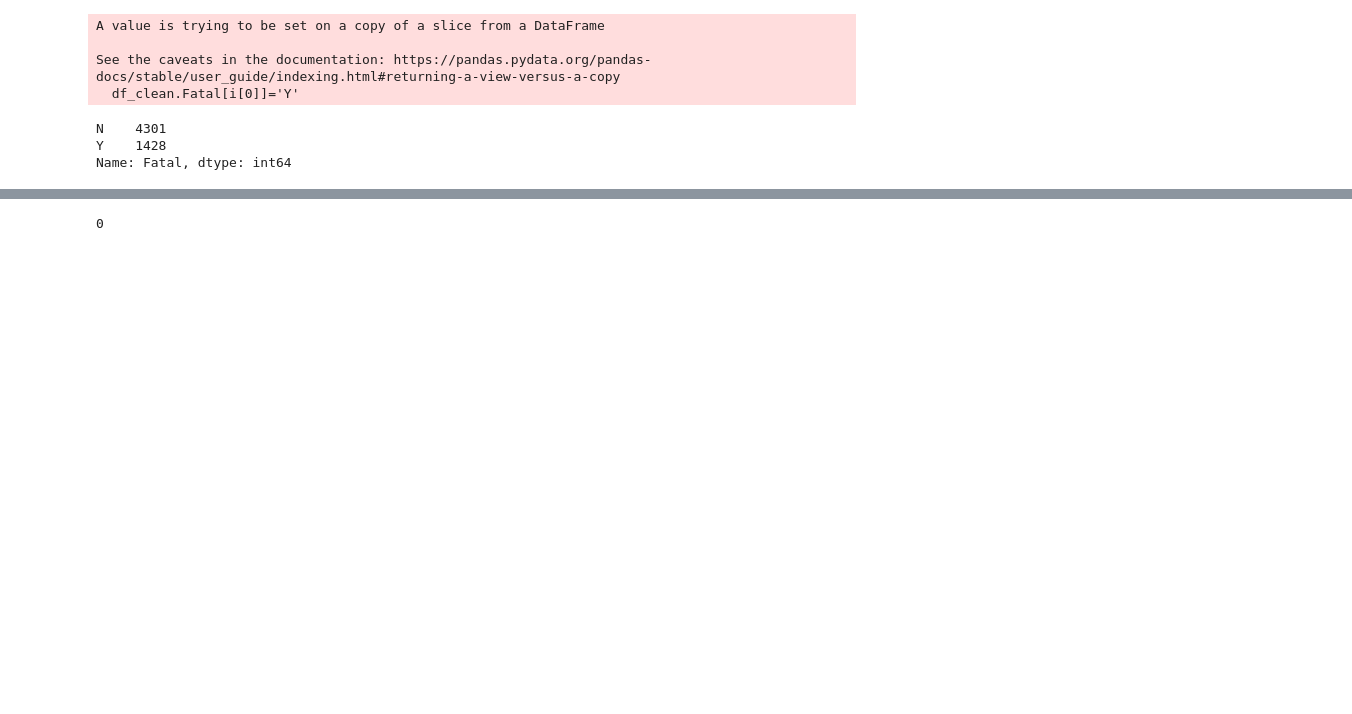
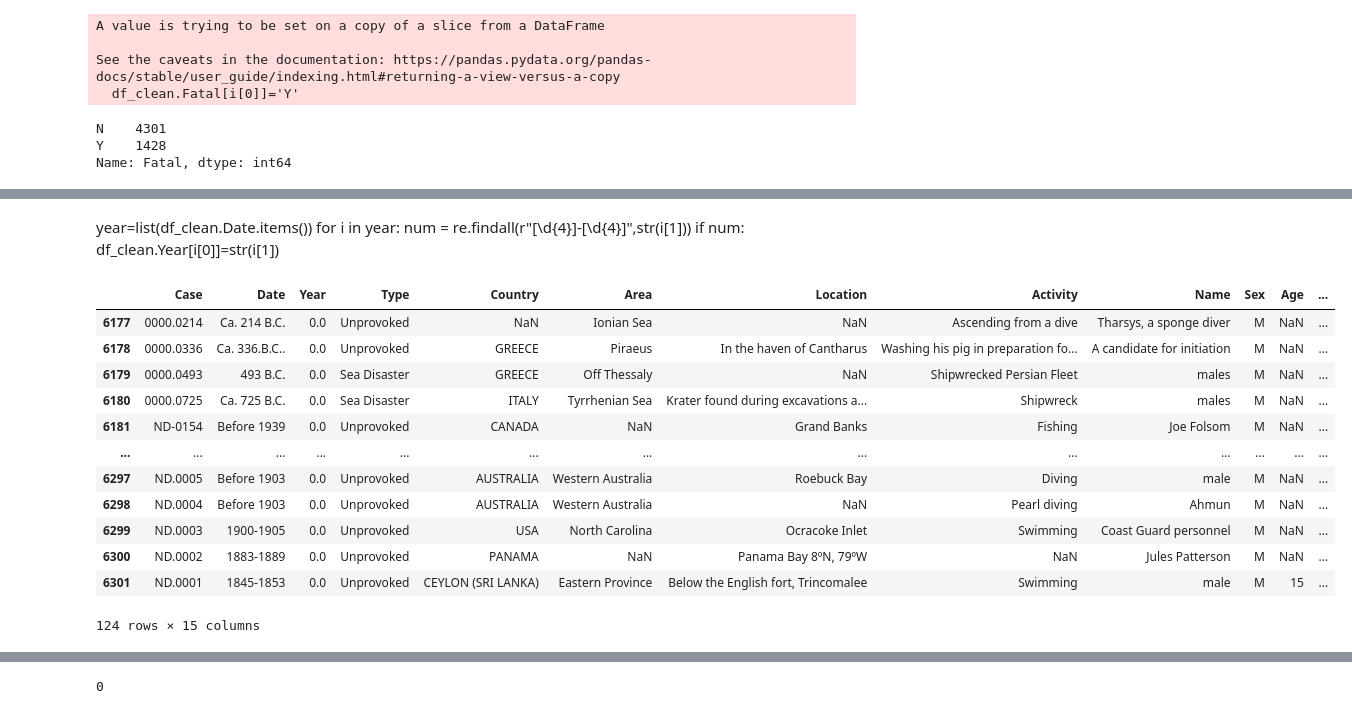
Before and after one commit to silviaherf/data-cleaning-pandas, a Jupyter notebook: Sharks_analysis.ipynb, the cells around one changed output, grey strips where cells are left out. Saved outputs shown, nothing was run; the diff lists cells and outputs as text; code cells hidden in the pictures; blank space fills up the shorter version.

```diff
--- a/Sharks_analysis.ipynb
+++ b/Sharks_analysis.ipynb
@@ -326,0 +357,22 @@ Name: Fatal, dtype: int64
+# %% [markdown]
+year=list(df_clean.Date.items())
+for i in year:
+    num = re.findall(r"[\d{4}]-[\d{4}]",str(i[1]))
+    if num:
+        df_clean.Year[i[0]]=str(i[1])
+# %%
+df_clean[df_clean['Year']==0]
+# %% [output]
+|  | Case | Date | Year | Type | Country | Area | Location | Activity | Name | Sex | Age | ... |
+| 6177 | 0000.0214 | Ca. 214 B.C. | 0.0 | Unprovoked | NaN | Ionian Sea | NaN | Ascending from a dive | Tharsys, a sponge diver | M | NaN | ... |
+| 6178 | 0000.0336 | Ca. 336.B.C.. | 0.0 | Unprovoked | GREECE | Piraeus | In the haven of Cantharus | Washing his pig in preparation fo... | A candidate for initiation | M | NaN | ... |
+| 6179 | 0000.0493 | 493 B.C. | 0.0 | Sea Disaster | GREECE | Off Thessaly | NaN | Shipwrecked Persian Fleet | males | M | NaN | ... |
+| 6180 | 0000.0725 | Ca. 725 B.C. | 0.0 | Sea Disaster | ITALY | Tyrrhenian Sea | Krater found during excavations a... | Shipwreck | males | M | NaN | ... |
+| 6181 | ND-0154 | Before 1939 | 0.0 | Unprovoked | CANADA | NaN | Grand Banks | Fishing | Joe Folsom | M | NaN | ... |
+| ... | ... | ... | ... | ... | ... | ... | ... | ... | ... | ... | ... | ... |
+| 6297 | ND.0005 | Before 1903 | 0.0 | Unprovoked | AUSTRALIA | Western Australia | Roebuck Bay | Diving | male | M | NaN | ... |
+| 6298 | ND.0004 | Before 1903 | 0.0 | Unprovoked | AUSTRALIA | Western Australia | NaN | Pearl diving | Ahmun | M | NaN | ... |
+| 6299 | ND.0003 | 1900-1905 | 0.0 | Unprovoked | USA | North Carolina | Ocracoke Inlet | Swimming | Coast Guard personnel | M | NaN | ... |
+| 6300 | ND.0002 | 1883-1889 | 0.0 | Unprovoked | PANAMA | NaN | Panama Bay 8ºN, 79ºW | NaN | Jules Patterson | M | NaN | ... |
+| 6301 | ND.0001 | 1845-1853 | 0.0 | Unprovoked | CEYLON (SRI LANKA) | Eastern Province | Below the English fort, Trincomalee | Swimming | male | M | 15 | ... |
+124 rows × 15 columns
```
Also changed, not shown: parts of 27 cells of this notebook.
